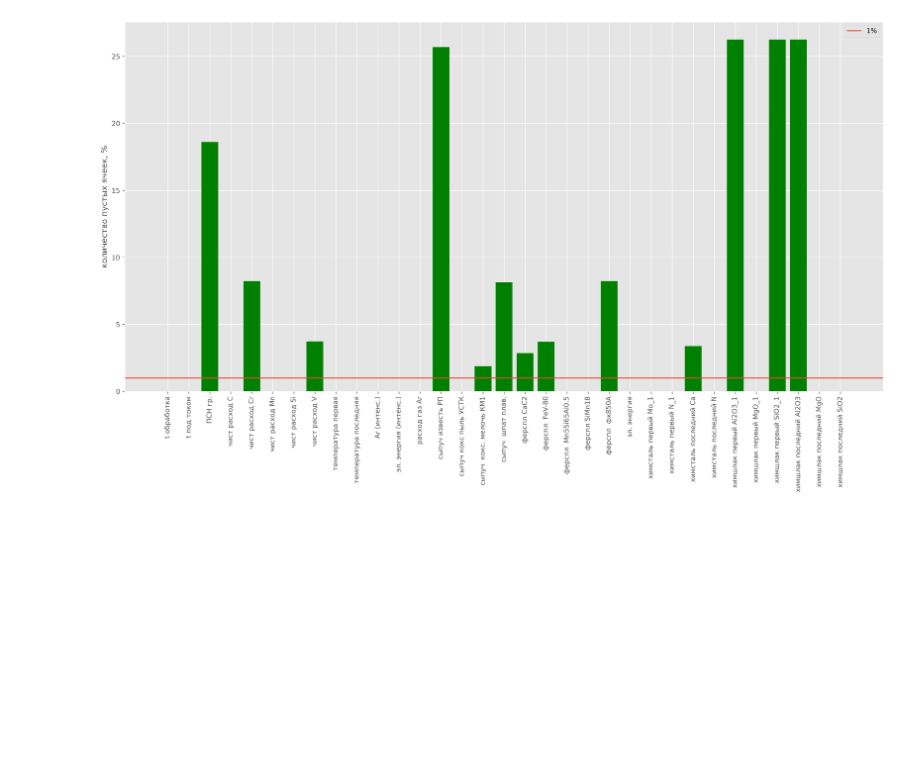
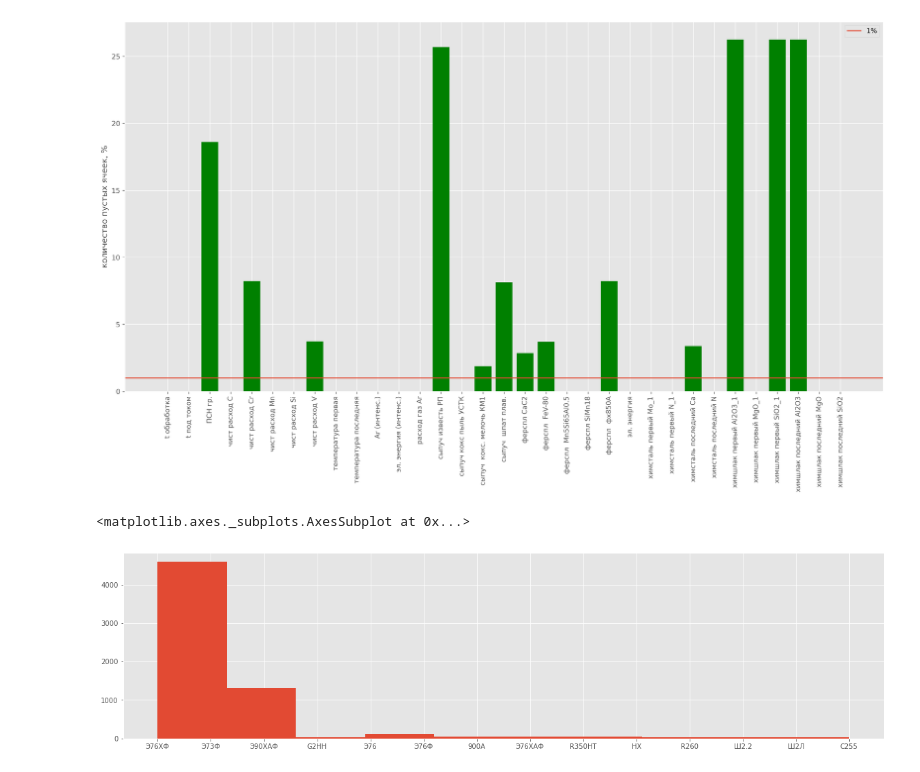
Before and after one commit to comptech-winter-school/steel-alloying, a Jupyter notebook: Khafizov/preprocessing_Anvar.ipynb, the cells around one changed output. Saved outputs shown, nothing was run; the diff lists cells and outputs as text; code cells hidden in the pictures; blank space fills up the shorter version.

```diff
--- a/preprocessing_Anvar.ipynb
+++ b/Khafizov/preprocessing_Anvar.ipynb
@@ -217,7 +218,7 @@ _ = ax.set_xticklabels(x_ticks, rotation='vertical')
 # %%
 # удаляем строки с первого графика
 #TODO: сделать здесь рефакторинг
-df_empty = df_empty.reset_index(drop=True)
+df_empty, df = df_empty.reset_index(drop=True), df.reset_index(drop=True)
 column_names_to_exclude = {"t обработка",
                             "t под током",
                             "чист расход C",
@@ -249,13 +250,15 @@ for index, row in df_empty.iterrows():
         row_indexes_to_exclude.append(index)
 
 df_empty = df_empty.drop(df_empty.index[row_indexes_to_exclude])
+df = df.drop(df.index[row_indexes_to_exclude])
+
 print(f"осталось {len(df_empty)} строк")
 # %% [output]
 было 6441 строк
 осталось 6328 строк
 # %%
 # заполняем строки, полученные со 2-го графика
-df_empty = df_empty.reset_index(drop=True)
+df_empty, df = df_empty.reset_index(drop=True), df.reset_index(drop=True)
 column_name_to_change = "химшлак последний SiO2"
 
 indexes_to_change = []
@@ -263,6 +266,7 @@ mean_col_value = df_empty[column_name].mean(axis=0, skipna=True)
 for index, row in df_empty.iterrows():
     if row.isna()[column_name_to_change]:
         df_empty.at[index, column_name_to_change]=mean_col_value
+        df.at[index, column_name_to_change]=mean_col_value
 # %% [markdown]
 убедимся, что убрали все, что хотели:
 # %%
@@ -289,3 +293,8 @@ _ = ax.set_xticklabels(x_ticks, rotation='vertical')
 [figure]
 # %%
 # TODO: рассмотреть классовые дисперсии по маркам стали
+# %%
+df["МАРКА"].hist(figsize=(20,5))
+# %% [output]
+<matplotlib.axes._subplots.AxesSubplot at 0x...>
+[figure, added]
```
Also changed, not shown: parts of 7 cells of this notebook.
